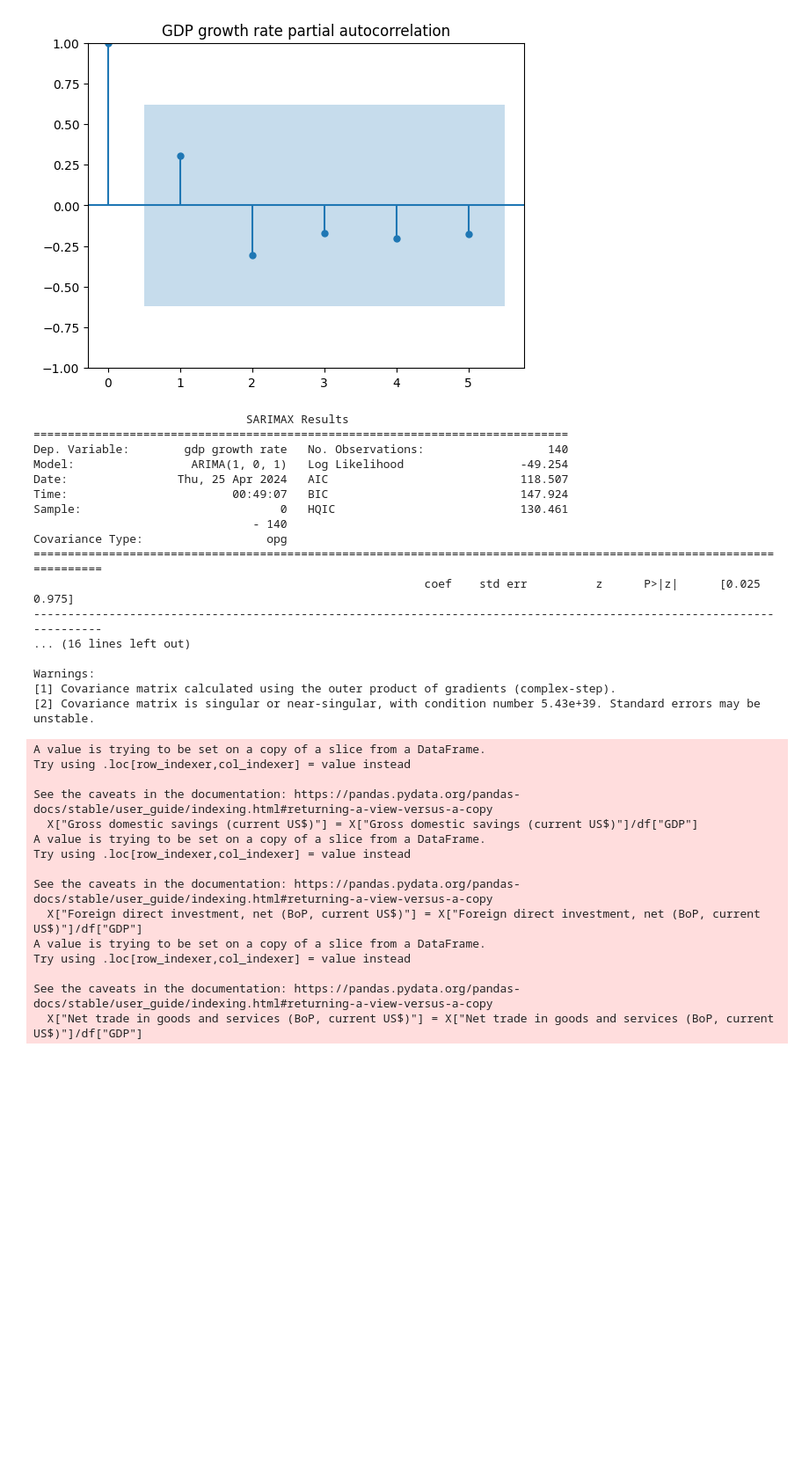
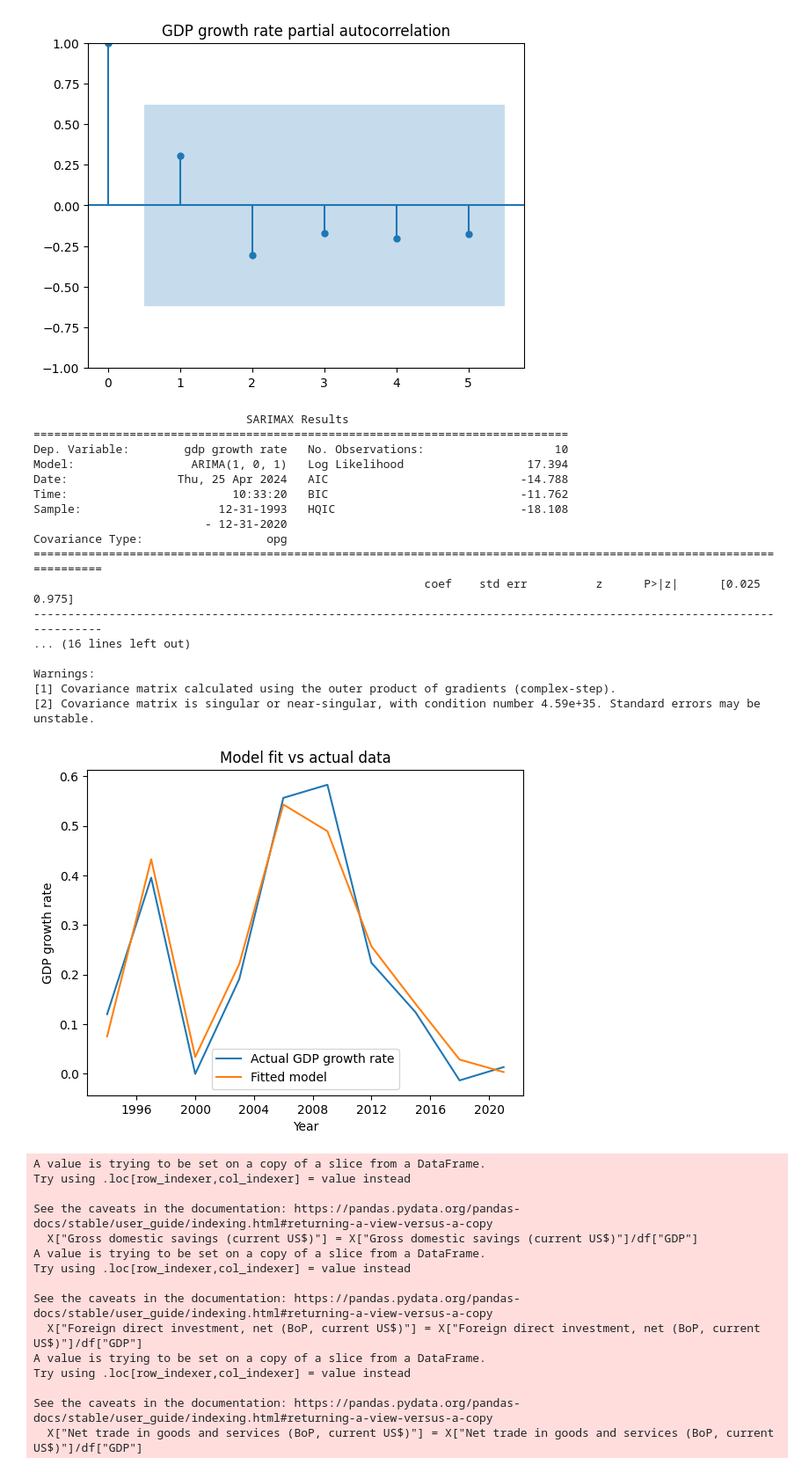
Before and after one commit to adityapentyala/egd-assignment, a Jupyter notebook: combined_regression.ipynb, the cells around one changed output. Shown at 88% size. Drawn from its saved outputs; the diff is of its cells as text; code cells hidden in the pictures; blank space fills up the shorter version.

Commit message:
add arima plots

```diff
--- a/combined_regression.ipynb
+++ b/combined_regression.ipynb
@@ -271,17 +271,17 @@ tsaplots.plot_pacf(avg_y_arima, alpha=0.05, title=f"GDP growth rate partial auto
 [figure]
 [figure]
 # %%
-arimax_model = arima.fit_arima_model(X_arima, y_arima)
+arimax_model = arima.fit_arima_model(avg_X_arima, avg_y_arima)
 print(arimax_model.summary())
 # %% [output]
                                SARIMAX Results
 ==============================================================================
-Dep. Variable:        gdp growth rate   No. Observations:                  140
-Model:                 ARIMA(1, 0, 1)   Log Likelihood                 -49.254
-Date:                Thu, 25 Apr 2024   AIC                            118.507
-Time:                        00:49:07   BIC                            147.924
-Sample:                             0   HQIC                           130.461
-                                - 140
+Dep. Variable:        gdp growth rate   No. Observations:                   10
+Model:                 ARIMA(1, 0, 1)   Log Likelihood                  17.394
+Date:                Thu, 25 Apr 2024   AIC                            -14.788
+Time:                        10:33:20   BIC                            -11.762
+Sample:                    12-31-1993   HQIC                           -18.108
+                         - 12-31-2020
 Covariance Type:                  opg
 ======================================================================================================================
                                                          coef    std err          z      P>|z|      [0.025      0.975]
@@ -290,7 +290,11 @@ Covariance Type:                  opg
 
 Warnings:
 [1] Covariance matrix calculated using the outer product of gradients (complex-step).
-[2] Covariance matrix is singular or near-singular, with condition number 5.43e+39. Standard errors may be unstable.
+[2] Covariance matrix is singular or near-singular, with condition number 4.59e+35. Standard errors may be unstable.
+# %%
+plots.plot_arima_fit(avg_y_arima, arimax_model)
+# %% [output]
+[figure, added]
 # %%
 X_arima_ratios, y_arima_ratios = arima.get_timeseries_dataset(combined_reg_df, ratios=True)
 avg_X_arima_ratios = X_arima_ratios.resample('YE').mean().dropna()
```
Also changed, not shown: parts of 6 cells of this notebook, 1 other file.
